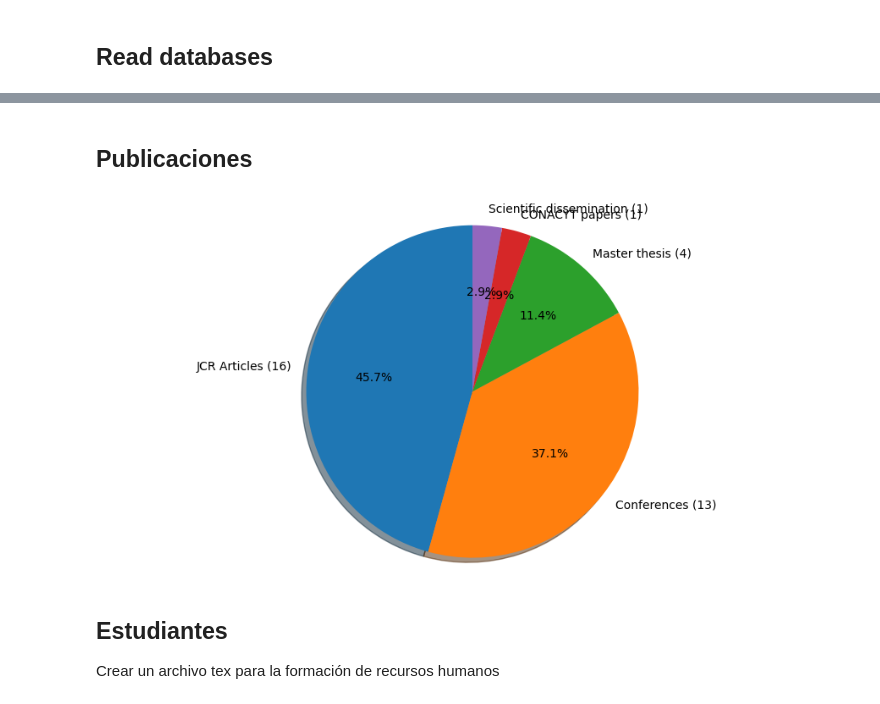
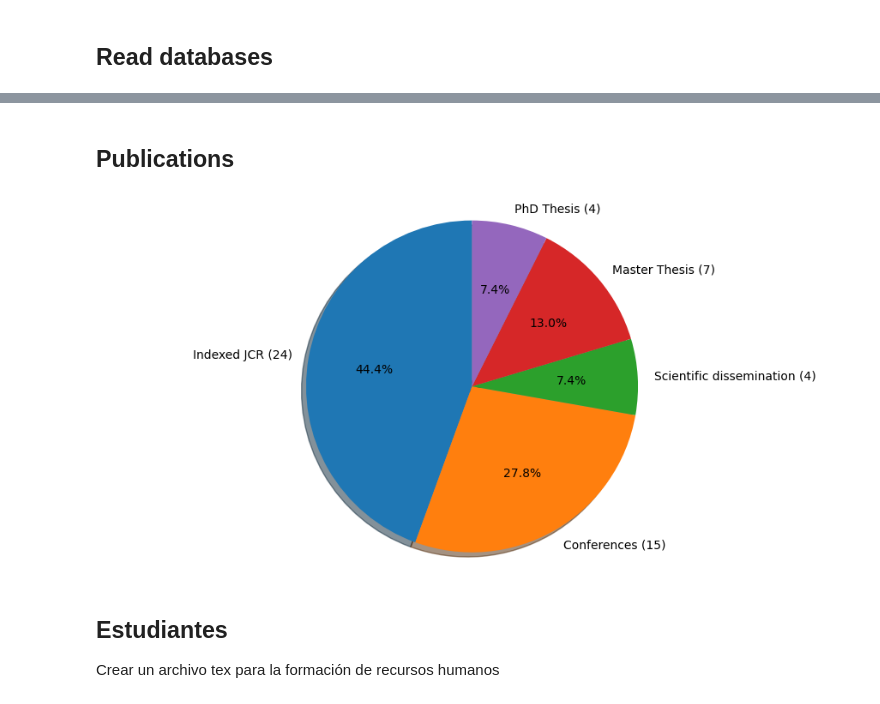
Before and after one commit to irvingvasquez/auto_report, a Jupyter notebook: reports/full_cv/text_generator_en.ipynb, the cells around one changed output, grey strips where cells are left out. Drawn from its saved outputs; the diff is of its cells as text; code cells hidden in the pictures.

Commit message:
update database 2025

```diff
--- a/reports/full_cv/text_generator_en.ipynb
+++ b/reports/full_cv/text_generator_en.ipynb
@@ -21,7 +25,7 @@ import matplotlib.pyplot as plt
 # %%
 # Fechas del reporte
 date_inicio = datetime.datetime(2008,8,1)
-date_fin = datetime.datetime(2022,12,31)
+date_fin = datetime.datetime(2026,12,31)
 
 # direccion de la base de datos
 database_folder = '../../database/'
@@ -33,8 +37,7 @@ with open(database_folder + 'myproducts.bib') as bibtex_file:
     bibtex_str = bibtex_file.read()
 
 bib_database = bibtexparser.loads(bibtex_str)
-#print(bib_database.entries)
-
+productos = ru.categorize_bibliography_entries(bib_database, date_inicio, date_fin)
 
 # Teaching
 teaching = []
@@ -60,13 +63,3 @@ with open(database_folder + 'developments.csv', 'r') as csvfile:
     for row in reader:
         dictio = dict(row)
         developments.append(dictio)
-
-
-# Divulgacion
-divulgacion = []
-with open(database_folder + 'divulgacion.csv', 'r') as csvfile:
-    reader = csv.DictReader(csvfile)
-    for row in reader:
-        dictio = dict(row)
-        divulgacion.append(dictio)
-#print(divulgacion)
@@ -166,50 +90,44 @@ if not path.exists('text'):
 # %% [markdown]
-## Publicaciones
+## Publications
 # %%
 labels = []
 publicaciones = []
 
 # Graficar los productos
-if count_jcr > 0:
-    publicaciones.append(count_jcr)
-    labels.append(f"JCR Articles ({str(count_jcr)})")
+if  productos['jcr']['count'] > 0:
+    publicaciones.append(productos['jcr']['count'])
+    labels.append(f"Indexed JCR ({str(productos['jcr']['count'])})")
 
-if count_proc > 0:
-    publicaciones.append(count_proc)
-    labels.append(f"Conferences ({str(count_proc)})")
+if productos['proc']['count'] > 0:
+    publicaciones.append(productos['proc']['count'])
+    labels.append(f"Conferences ({str(productos['proc']['count'])})")
+if productos['divul']['count'] > 0:
+    publicaciones.append(productos['divul']['count'])
+    labels.append(f"Scientific dissemination ({str(productos['divul']['count'])})")
 
-if count_mt > 0:
-    publicaciones.append(count_mt)
-    labels.append(f"Master thesis ({str(count_mt)})")
+if productos['mt']['count'] > 0:
+    publicaciones.append(productos['mt']['count'])
+    labels.append(f"Master Thesis ({str(productos['mt']['count'])})")
+if productos['phd']['count'] > 0:
+    publicaciones.append(productos['phd']['count'])
+    labels.append(f"PhD Thesis ({str(productos['phd']['count'])})")
 
-if count_cona > 0:
-    publicaciones.append(count_cona)
-    labels.append(f"CONACYT papers ({str(count_cona)})")
-
-#if count_preprint > 0:
-#    publicaciones.append(count_preprint)
-#    labels.append(f"Preprints ({str(count_preprint)})")
-
-if count_divul > 0:
-    publicaciones.append(count_divul)
-    labels.append(f"Scientific dissemination ({str(count_divul)})")
-
-#if count_otros > 0:
-#publicaciones.append(count_otros)
-#labels.append("Otros")
+if productos['cona']['count'] > 0:
+    publicaciones.append(productos['cona']['count'])
+    labels.append(f"Conacyt Articles ({str(productos['cona']['count'])})")
 
 fig, ax1 = plt.subplots(figsize=(9, 4.5), subplot_kw=dict(aspect="equal"))
 
 ax1.pie(publicaciones, labels=labels, autopct='%1.1f%%',
         shadow=True, startangle=90)
 # Equal aspect ratio ensures that pie is drawn as a circle
 ax1.axis('equal')
 plt.tight_layout()
 plt.savefig("text/products_en.pdf", format='pdf')
 plt.savefig("text/products_en.png", format='png')
 plt.show()
 # %% [output]
-[figure, old version]
+[figure, new version]
 # %%
 # Crear un archivo .tex para la producción científica
 # Articulos JCR
```
Also changed, not shown: parts of 5 cells of this notebook, 21 other files.
